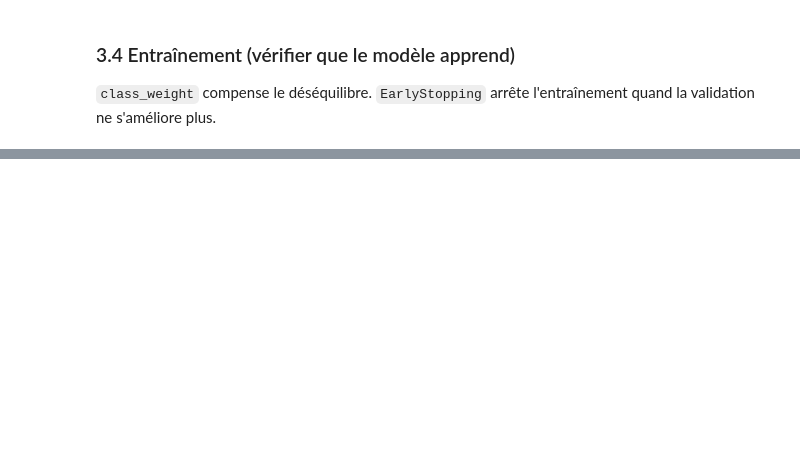
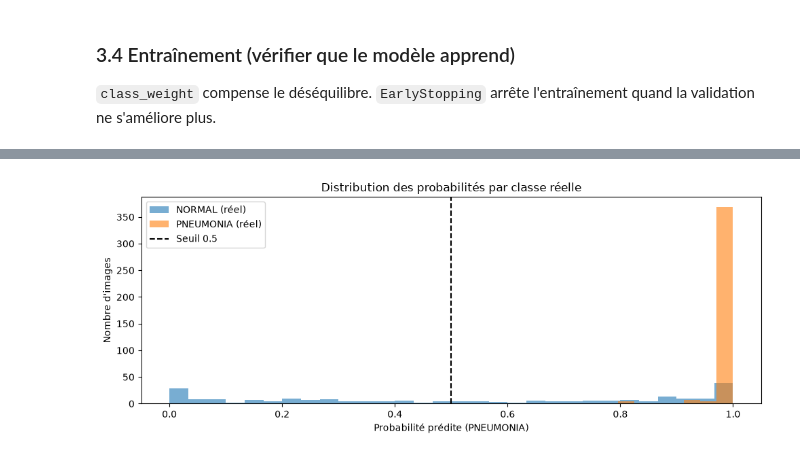
Before and after one commit to RihabMhd/Chestscan, a Jupyter notebook: notebook/predictionChestScan.ipynb, the cells around one changed output, grey strips where cells are left out. Cells and saved outputs as stored; diff of their text form; code cells hidden in the pictures; blank space fills up the shorter version.

```diff
--- a/notebook/predictionChestScan.ipynb
+++ b/notebook/predictionChestScan.ipynb
@@ -393,0 +404,19 @@ Epoch 15/20
+# %%
+y_proba = model.predict(test_ds, verbose=1).ravel()
+
+y_true = np.concatenate([y.numpy() for _, y in test_ds]).astype(int).ravel()
+
+y_pred = (y_proba >= 0.5).astype(int)
+
+acc = accuracy_score(y_true,y_pred)
+pre = precision_score(y_true,y_pred)
+rec = recall_score(y_true,y_pred)
+f1 = f1_score(y_true,y_pred)
+acc=accuracy_score(y_true,y_pred)
+auc = roc_auc_score(y_true,y_proba)
+
+print(f"ROC-AUC : {auc:.4f}")
+print(f"Accuracy          : {acc:.4f}")
+print(f"Precision         : {pre:.4f}")
+print(f"Recall (Sensib.)  : {rec:.4f}")
+print(f"F1-score          : {f1:.4f}")
@@ -393,0 +452,15 @@ Epoch 15/20
+# %%
+import matplotlib.pyplot as plt
+import numpy as np
+
+fig, ax = plt.subplots(figsize=(10, 4))
+ax.hist(y_proba[y_true == 0], bins=30, alpha=0.6, label="NORMAL (réel)", color="C0")
+ax.hist(y_proba[y_true == 1], bins=30, alpha=0.6, label="PNEUMONIA (réel)", color="C1")
+ax.axvline(0.5, color="black", linestyle="--", label="Seuil 0.5")
+ax.set_xlabel("Probabilité prédite (PNEUMONIA)")
+ax.set_ylabel("Nombre d'images")
+ax.set_title("Distribution des probabilités par classe réelle")
+ax.legend()
+plt.tight_layout(); plt.show()
+# %% [output]
+[figure, added]
```
Also changed, not shown: parts of 8 cells of this notebook.
